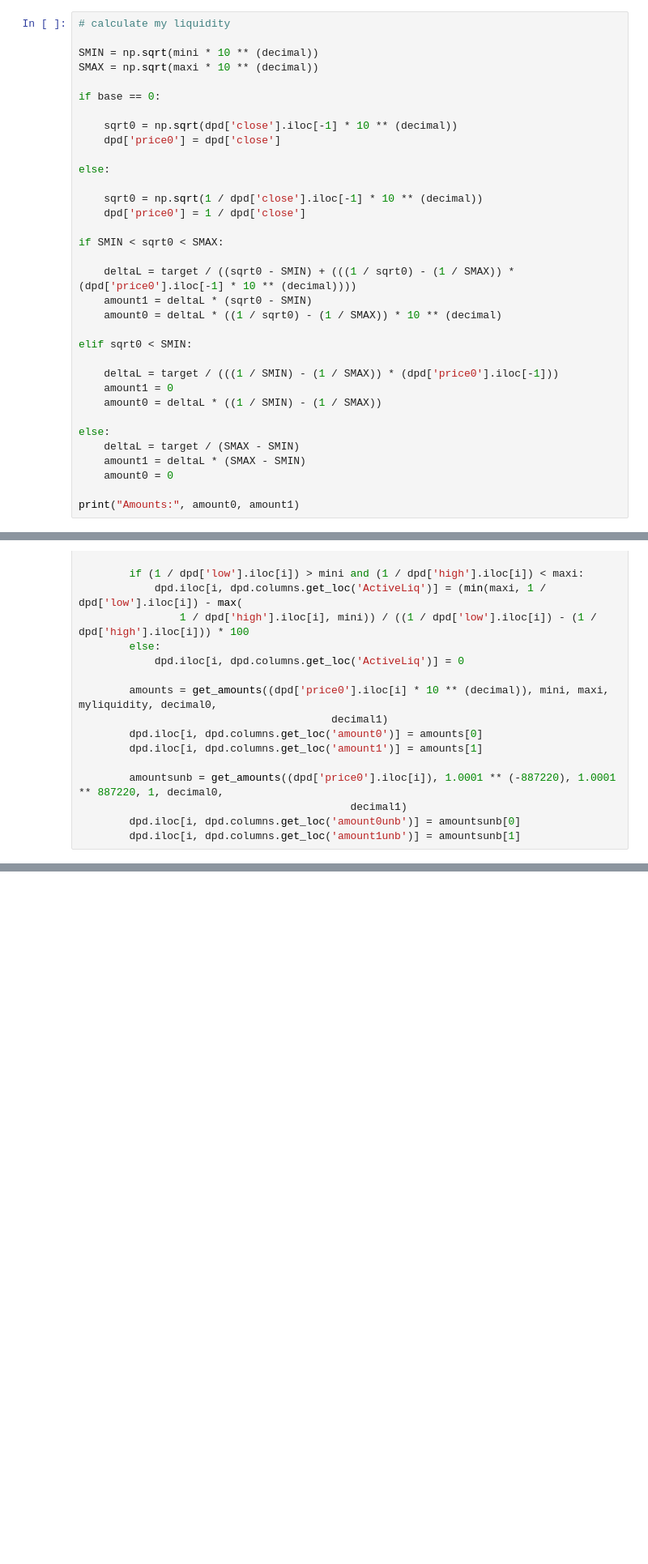
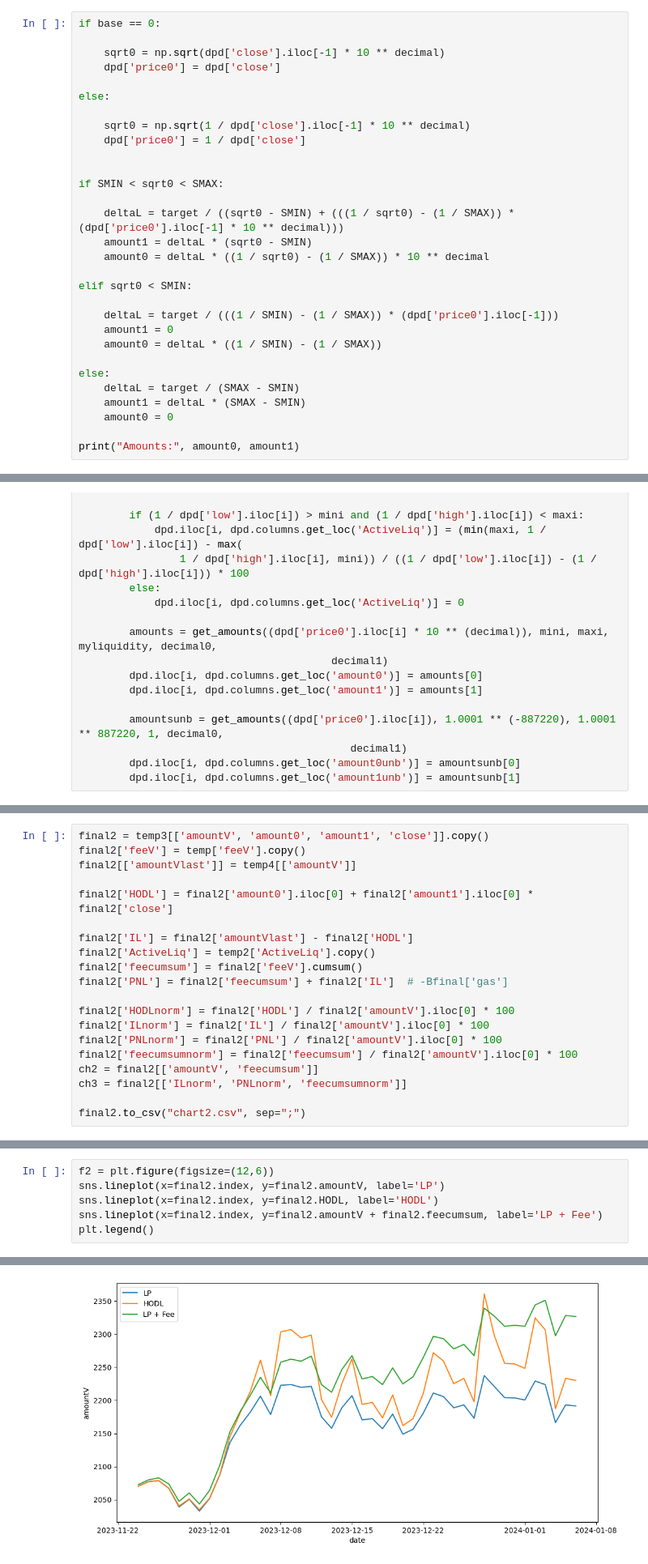
Before and after one commit to jiaxiang-cheng/definer, a Jupyter notebook: Backtest.ipynb, the cells around one changed output, grey strips where cells are left out. Shown at 81% size. Saved outputs shown, nothing was run; the diff lists cells and outputs as text; blank space fills up the shorter version.

```diff
--- a/Backtest.ipynb
+++ b/Backtest.ipynb
@@ -354,24 +234,20 @@ dpd['fee1token'] = dpd['fg1'] - dpd['fg1shift']
 # %%
-# calculate my liquidity
-
-SMIN = np.sqrt(mini * 10 ** (decimal))
-SMAX = np.sqrt(maxi * 10 ** (decimal))
-
 if base == 0:
 
-    sqrt0 = np.sqrt(dpd['close'].iloc[-1] * 10 ** (decimal))
+    sqrt0 = np.sqrt(dpd['close'].iloc[-1] * 10 ** decimal)
     dpd['price0'] = dpd['close']
 
 else:
 
-    sqrt0 = np.sqrt(1 / dpd['close'].iloc[-1] * 10 ** (decimal))
+    sqrt0 = np.sqrt(1 / dpd['close'].iloc[-1] * 10 ** decimal)
     dpd['price0'] = 1 / dpd['close']
+
 
 if SMIN < sqrt0 < SMAX:
 
-    deltaL = target / ((sqrt0 - SMIN) + (((1 / sqrt0) - (1 / SMAX)) * (dpd['price0'].iloc[-1] * 10 ** (decimal))))
+    deltaL = target / ((sqrt0 - SMIN) + (((1 / sqrt0) - (1 / SMAX)) * (dpd['price0'].iloc[-1] * 10 ** decimal)))
     amount1 = deltaL * (sqrt0 - SMIN)
-    amount0 = deltaL * ((1 / sqrt0) - (1 / SMAX)) * 10 ** (decimal)
+    amount0 = deltaL * ((1 / sqrt0) - (1 / SMAX)) * 10 ** decimal
 
 elif sqrt0 < SMIN:
 
@@ -443,0 +427,20 @@ else:
+# %%
+final2 = temp3[['amountV', 'amount0', 'amount1', 'close']].copy()
+final2['feeV'] = temp['feeV'].copy()
+final2[['amountVlast']] = temp4[['amountV']]
+
+final2['HODL'] = final2['amount0'].iloc[0] + final2['amount1'].iloc[0] * final2['close']
+
+final2['IL'] = final2['amountVlast'] - final2['HODL']
+final2['ActiveLiq'] = temp2['ActiveLiq'].copy()
+final2['feecumsum'] = final2['feeV'].cumsum()
+final2['PNL'] = final2['feecumsum'] + final2['IL']  # -Bfinal['gas']
+
+final2['HODLnorm'] = final2['HODL'] / final2['amountV'].iloc[0] * 100
+final2['ILnorm'] = final2['IL'] / final2['amountV'].iloc[0] * 100
+final2['PNLnorm'] = final2['PNL'] / final2['amountV'].iloc[0] * 100
+final2['feecumsumnorm'] = final2['feecumsum'] / final2['amountV'].iloc[0] * 100
+ch2 = final2[['amountV', 'feecumsum']]
+ch3 = final2[['ILnorm', 'PNLnorm', 'feecumsumnorm']]
+
+final2.to_csv("chart2.csv", sep=";")
@@ -443,0 +468,7 @@ else:
+# %%
+f2 = plt.figure(figsize=(12,6))
+sns.lineplot(x=final2.index, y=final2.amountV, label='LP')
+sns.lineplot(x=final2.index, y=final2.HODL, label='HODL')
+sns.lineplot(x=final2.index, y=final2.amountV + final2.feecumsum, label='LP + Fee')
+plt.legend()
+# %% [output]
@@ -443,0 +476 @@ else:
+[figure, added]
```
Also changed, not shown: parts of 32 cells of this notebook.
